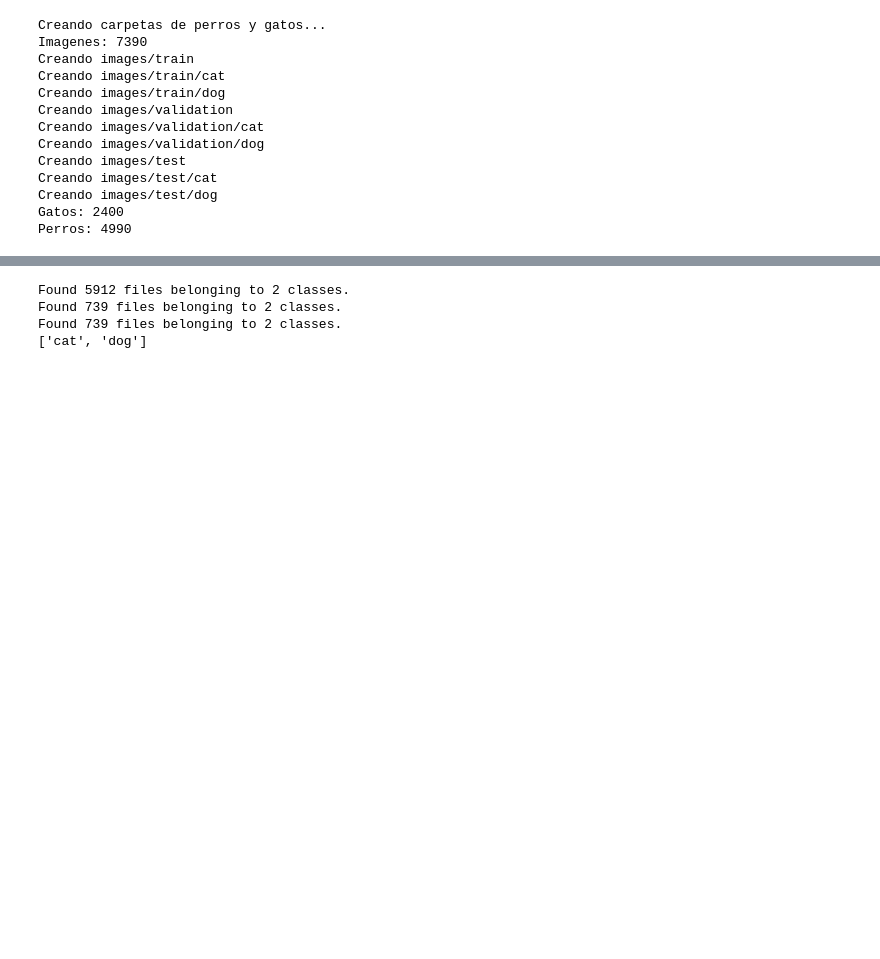
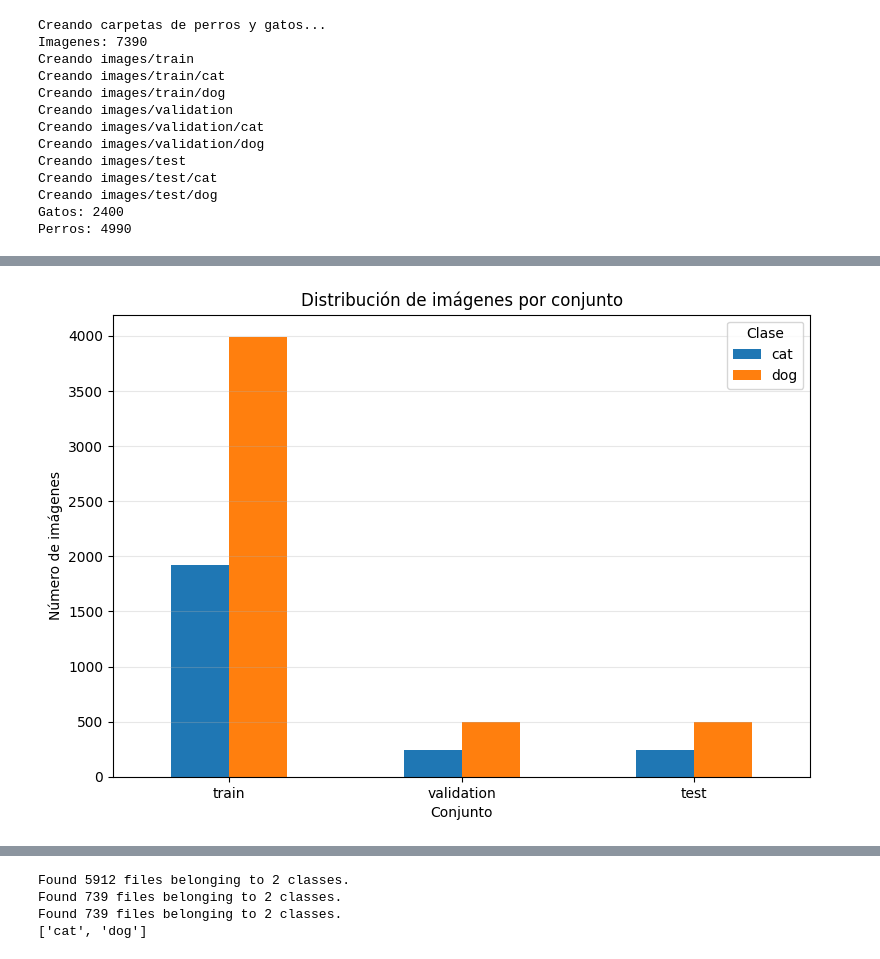
Before and after one commit to gerdoc-unir/M1-ACT-1, a Jupyter notebook: Actividad1_MODAM.ipynb, the cells around one changed output, grey strips where cells are left out. Cells and saved outputs as stored; diff of their text form; code cells hidden in the pictures; blank space fills up the shorter version.

```diff
--- a/Actividad1_MODAM.ipynb
+++ b/Actividad1_MODAM.ipynb
@@ -22,6 +24,8 @@ dog_label: AnyStr = 'dog'
 train_label: AnyStr = 'train'
 validation_label: AnyStr = 'validation'
 test_label: AnyStr = 'test'
+total_label: AnyStr = 'total'
+conjunto_label: AnyStr = "Conjunto"
 carpeta_img: Path = None
 archivos: List = None
 carpeta_train: Path = None
@@ -145,0 +152,14 @@ mover_archivos( perros_test, f'{carpeta_test}/{dog_label}' )
+# %%
+datos: List[ object ] = [
+    {conjunto_label: train_label,cat_label: len(gatos_train), dog_label: len(perros_train), total_label: len(gatos_train) + len(perros_train)},
+    {conjunto_label: validation_label,cat_label: len(gatos_validation), dog_label: len(perros_validation),total_label: len(gatos_validation) + len(perros_validation)},
+    {conjunto_label: test_label,cat_label: len(gatos_test), dog_label: len(perros_test),total_label: len(gatos_test) + len(perros_test)}
+    ]
+df = pd.DataFrame( datos )
+total = pd.DataFrame( [{conjunto_label:total_label, cat_label:df[cat_label].sum(),dog_label:df[dog_label].sum(),total_label:df[total_label].sum()}])
+df = pd.concat( [df, total], ignore_index=True )
+df.style.format({
+    cat_label: "{:,}",
+    dog_label: "{:,}",
+    total_label: "{:,}"
+})
@@ -145,0 +172,11 @@ mover_archivos( perros_test, f'{carpeta_test}/{dog_label}' )
+# %%
+df_grafica = df[df[conjunto_label] != total_label]
+df_grafica.plot( x=conjunto_label, y=[cat_label, dog_label], kind="bar", figsize=(9, 6), title="Distribución de imágenes por conjunto")
+plt.xlabel( conjunto_label )
+plt.ylabel("Número de imágenes")
+plt.xticks(rotation=0)
+plt.legend( title="Clase" )
+plt.grid(axis="y", alpha=0.3)
+plt.show()
+# %% [output]
+[figure, added]
```
Also changed, not shown: parts of 8 cells of this notebook.
